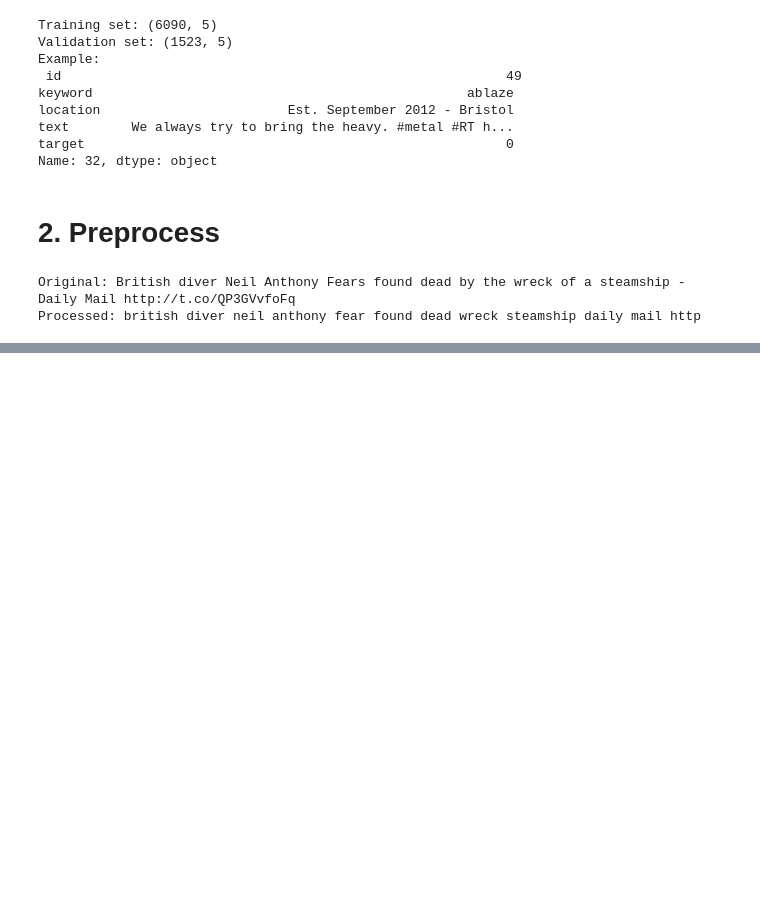
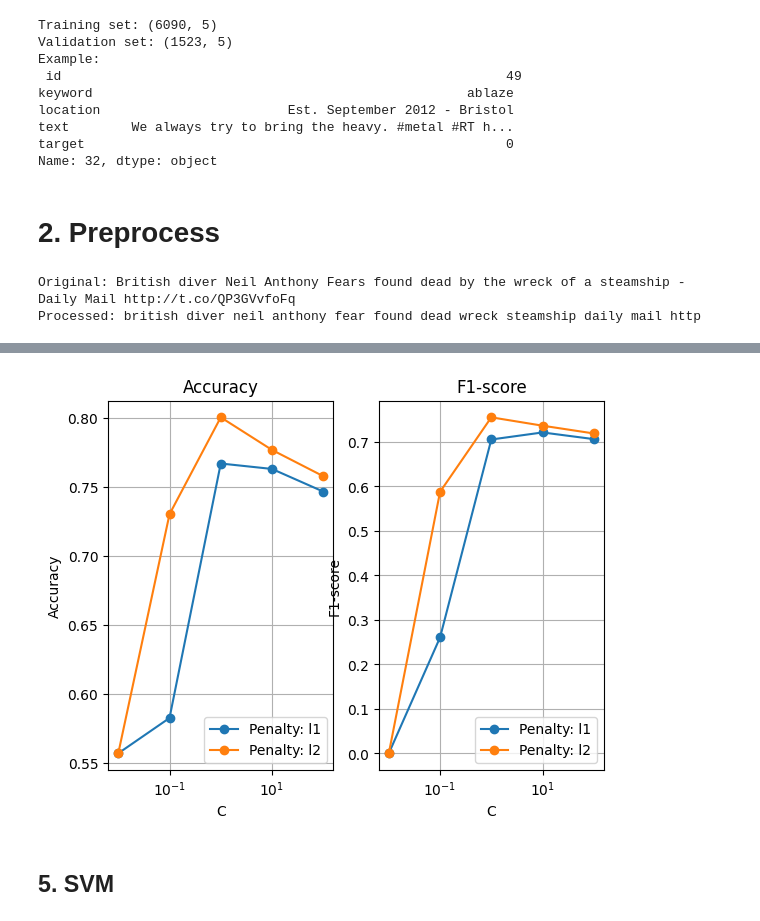
Before and after one commit to Hongxiao-Chen/CS-441---Final-Project, a Jupyter notebook: CS 441 - Final Project.ipynb, the cells around one changed output, grey strips where cells are left out. Cells and saved outputs as stored; diff of their text form; code cells hidden in the pictures; blank space fills up the shorter version.

```diff
--- a/CS 441 - Final Project.ipynb
+++ b/CS 441 - Final Project.ipynb
@@ -81,0 +155,28 @@ print(X_train)
+# %%
+plt.subplot(1, 2, 1)
+for penalty in penalty_values:
+    penalty_results = results_df[results_df['Penalty'] == penalty]
+    plt.plot(penalty_results['C'], penalty_results['Accuracy'], marker='o', label=f'Penalty: {penalty}')
+plt.xlabel('C')
+plt.ylabel('Accuracy')
+plt.title('Accuracy')
+plt.xscale('log')
+plt.legend()
+plt.grid(True)
+
+plt.subplot(1, 2, 2)
+for penalty in penalty_values:
+    penalty_results = results_df[results_df['Penalty'] == penalty]
+    plt.plot(penalty_results['C'], penalty_results['F1-score'], marker='o', label = f'Penalty: {penalty}')
+plt.xlabel('C')
+plt.ylabel('F1-score')
+plt.title('F1-score')
+plt.xscale('log')
+plt.legend()
+plt.grid(True)
+
+plt.show()
+# %% [output]
+[figure, added]
+# %% [markdown]
+## 5. SVM
```
Also changed, not shown: parts of 13 cells of this notebook, 4 other files.
